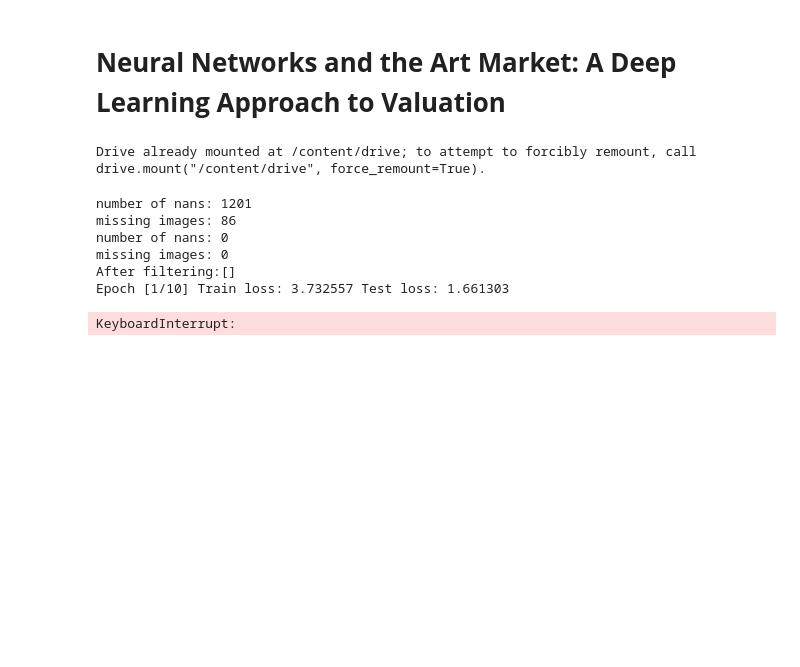
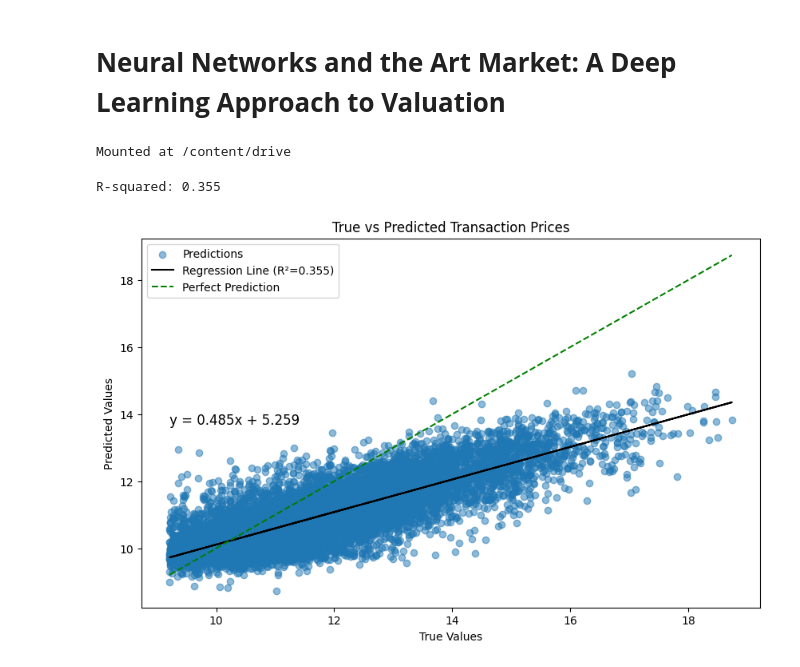
Before and after one commit to janwaelty/Master-Thesis, a Jupyter notebook: visual_model.ipynb, the cells around one changed output. Saved outputs shown, nothing was run; the diff lists cells and outputs as text; code cells hidden in the pictures; blank space fills up the shorter version.

```diff
--- a/visual_model.ipynb
+++ b/visual_model.ipynb
@@ -50,16 +50,16 @@ from data_preprocess import (
     fit_visualization as fit_visualization,
     repeated_to_single_transactions as repeated_to_single_transactions,
     one_hot as one_hot,
-    standardization as standardization,
     data_filter as data_filter,
     add_prev_avg_price as add_prev_avg_price,
-    standardization as standardization,
     load_image_data as load_image_data,
     check_image_existence as check_image_existence,
     filter_data_for_missing_images as filter_data_for_missing_images,
-    resnet_transform as resnet_transform
+    resnet_transform as resnet_transform,
+    column_type_split as column_type_split,
+    add_global_prev_avg_price as add_global_prev_avg_price
 )
 # %% [output]
-Drive already mounted at /content/drive; to attempt to forcibly remount, call drive.mount("/content/drive", force_remount=True).
+Mounted at /content/drive
 # %%
 class MixedTransactionDataset(torch.utils.data.Dataset):
@@ -219,7 +256,7 @@ def train(network, trainloader, testloader, epochs=100, eta=0.001):
     return network, pred, target_vals
 # %%
 if __name__ == '__main__':
-  """
+
   # Mount Google Drive
   drive.mount('/content/drive')
   # Define source and destination paths
@@ -240,7 +277,7 @@ if __name__ == '__main__':
   zip_path = "/content/drive/My Drive/pic.zip"
   extract_path = "/content/data"
   load_image_data(zip_path, extract_path)
-  """
+
   # Check for missing images
   base_dir = "/content/data"
   image_paths = artwork_numeric_data['image_url'].values
@@ -252,30 +289,37 @@ if __name__ == '__main__':
 
   selected_vars =  ['category', 'artist', 'transaction_price', 'height',
                   'width', 'medium', 'transaction_house',
-                    'transaction_year_semi', 'image_url']
+                    'transaction_year_semi', 'image_url','transaction_date']
   one_hot_vars = ['category', 'artist', 'medium', 'transaction_house']
+
+
+
+  numerical_cols = ['height', 'width', 'prev_avg_price', 'prev_global_avg_price']
+
+
+
 
   X_train, X_test, y_train, y_test = data_split(data_filtered,
                                                    selected_vars,
                                                    one_hot_vars,
-                                                 2020, image_url = True)
+                                                 2020)
 
-  train_loader, test_loader = create_dataloaders(X_train, X_test, y_train,
-                                                 y_test, base_dir)
+
+  numerical_cols, artist_cols, medium_cols, transaction_house_cols = column_type_split(X_train, X_test, numerical_cols)
+
+  train_loader, test_loader = create_dataloaders(X_train, X_test, pd.DataFrame(y_train),
+                                                 pd.DataFrame(y_test))
 
 
 
-  # Initialize the CombinedModel (subtract 1 for image_url column)
 
-  model = CombinedModel(X_train.shape[1]-1)
+  model = CombinedModel(len(artist_cols), len(medium_cols), len(transaction_house_cols),fine_tune = False)
 
 
   # Train the model
   CombinedModel, prediction_combined_model, target = train(model, train_loader,
                                                            test_loader,
-                                                           epochs = 10)
-
-
+                                                           epochs = 20)
 
   print(f"Total test batches: {len(test_loader)}")
   print(f"Total test samples: {len(y_test)}")
@@ -292,11 +336,8 @@ if __name__ == '__main__':
 
   # Make predictions on the test set
   y_pred = model.predict(X_test)
-# %% [output]
-number of nans: 1201
-missing images: 86
-number of nans: 0
-missing images: 0
-After filtering:[]
-Epoch [1/10] Train loss: 3.732557 Test loss: 1.661303
-KeyboardInterrupt:
+# %%
+ fit_visualization(target, prediction_combined_model)
+# %% [output]
+R-squared: 0.355
+[figure, added]
```
Also changed, not shown: parts of 1 cell of this notebook.
